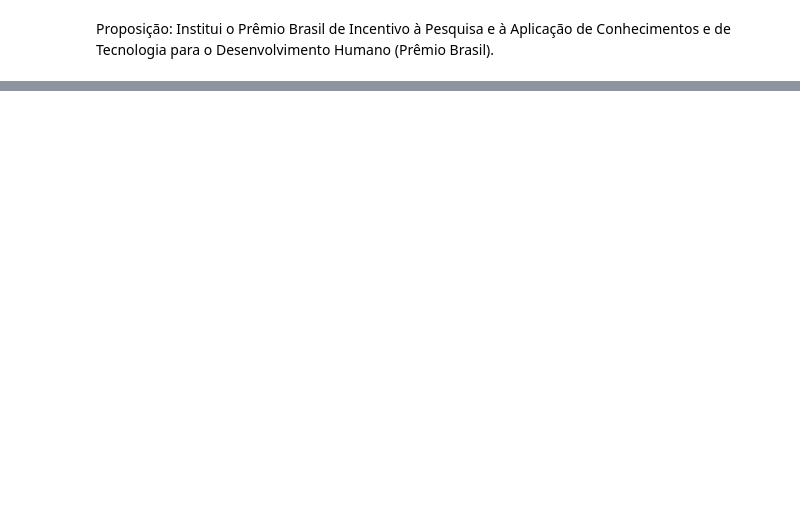
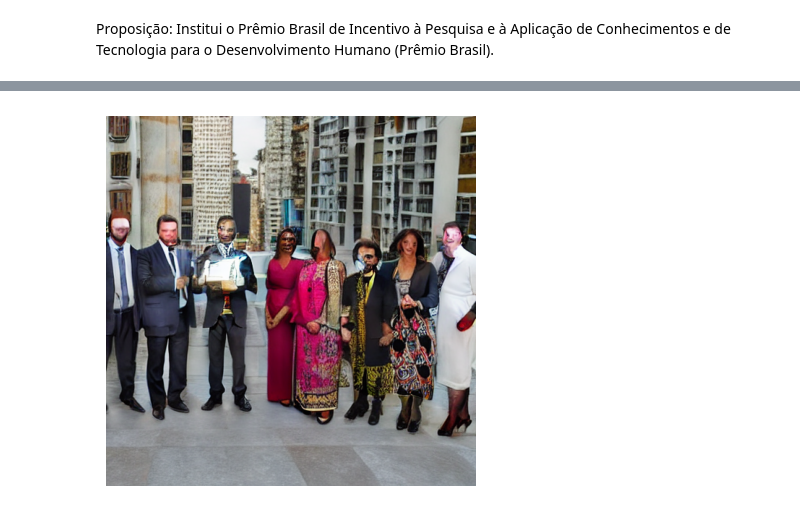
Before and after one commit to Matheus-Stichtenoth/dr4_at, a Jupyter notebook: Matheus_Stichtenoth_DR4_AT_Imagens.ipynb, the cells around one changed output, grey strips where cells are left out. Saved outputs shown, nothing was run; the diff lists cells and outputs as text; code cells hidden in the pictures; blank space fills up the shorter version.

```diff
--- a/Matheus_Stichtenoth_DR4_AT_Imagens.ipynb
+++ b/Matheus_Stichtenoth_DR4_AT_Imagens.ipynb
@@ -94,0 +105,21 @@ image_trophy
+# %%
+prompt = "style with realism for Brazil Prize for Incentives to Research and the Application of Knowledge and Technology for Human Development (Brazil Prize)"
+negative_prompt = "low quality"
+guidance_scale = 7.5 # Adjust this value to control the strength of the prompt. Higher values can lead to more accurate image_trophys but may also introduce artifacts.
+
+# if device is cuda, use cuda for the generator, otherwise use cpu
+generator = torch.Generator(device).manual_seed(1024) if device == "cuda" else torch.Generator("cpu").manual_seed(1024)
+
+image_trophy = sd_model(
+    prompt,
+    negative_prompt=negative_prompt,
+    guidance_scale=guidance_scale,
+    num_inference_steps=10,
+    generator=generator, # passing the defined generator
+)
+
+plt.imshow(image_trophy.images[0])
+plt.axis('off')  # Ocultar os eixos
+plt.show()
+# %% [output]
+[figure, added]
```
Also changed, not shown: parts of 4 cells of this notebook.
